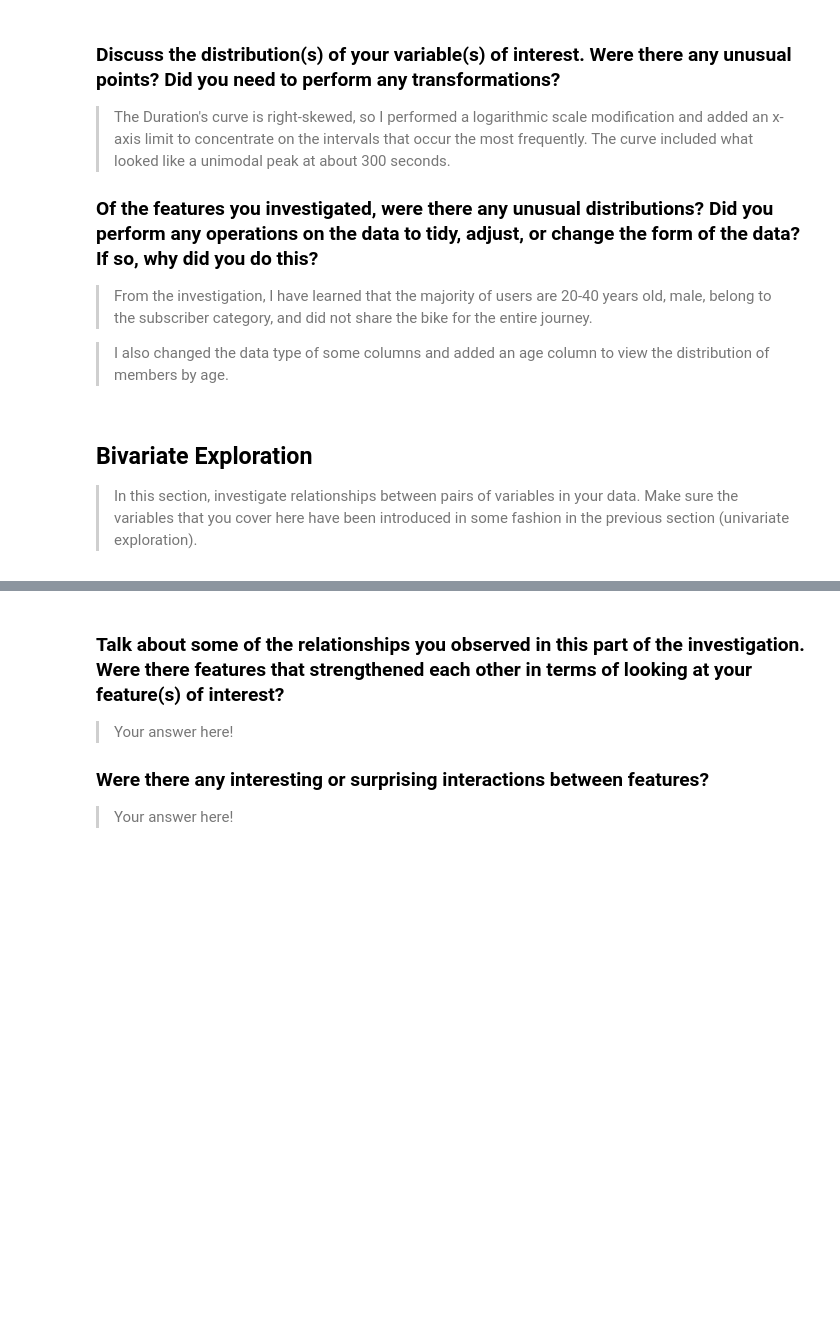
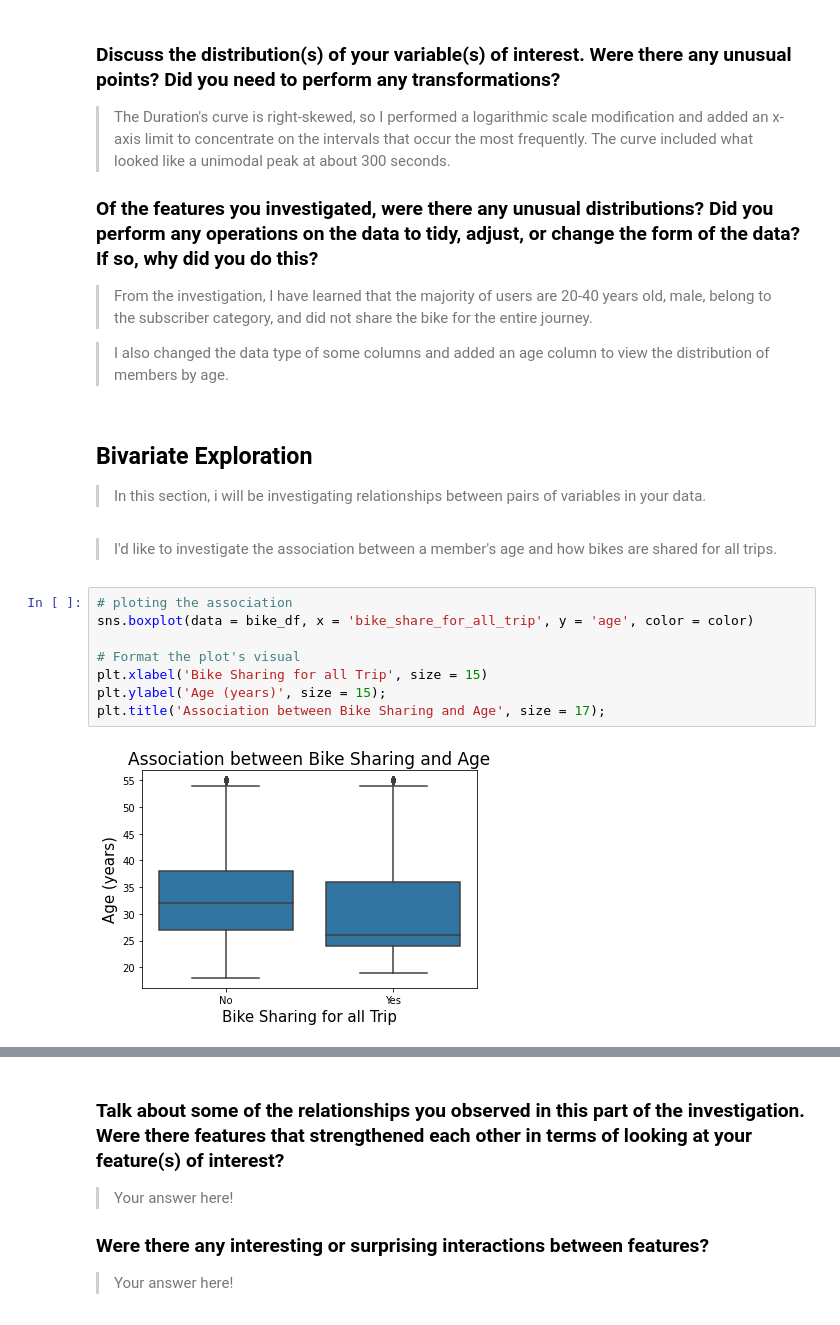
Before and after one commit to Abdulraheembashir043/Ford_GoBike_System_Data_Exploration, a Jupyter notebook: Part_I_exploration_template.ipynb, the cells around one changed output, grey strips where cells are left out. Drawn from its saved outputs; the diff is of its cells as text; blank space fills up the shorter version.

Commit message:
Bivariate Data Exploration

```diff
--- a/Part_I_exploration_template.ipynb
+++ b/Part_I_exploration_template.ipynb
@@ -421,8 +421,19 @@ We can see from the histogram above that most members are between the ages of 20
 
 > I also changed the data type of some columns and added an age column to view the distribution of members by age.
 # %% [markdown]
+<a id='biv_exp'></a>
 ## Bivariate Exploration
 
-> In this section, investigate relationships between pairs of variables in your
-data. Make sure the variables that you cover here have been introduced in some
-fashion in the previous section (univariate exploration).
+> In this section, i will be investigating relationships between pairs of variables in your data.
+# %% [markdown]
+> I'd like to investigate the association between a member's age and how bikes are shared for all trips.
+# %%
+# ploting the association
+sns.boxplot(data = bike_df, x = 'bike_share_for_all_trip', y = 'age', color = color)
+
+# Format the plot's visual
+plt.xlabel('Bike Sharing for all Trip', size = 15)
+plt.ylabel('Age (years)', size = 15);
+plt.title('Association between Bike Sharing and Age', size = 17);
+# %% [output]
+[figure, added]
```
Also changed, not shown: parts of 10 cells of this notebook, 1 other file.
